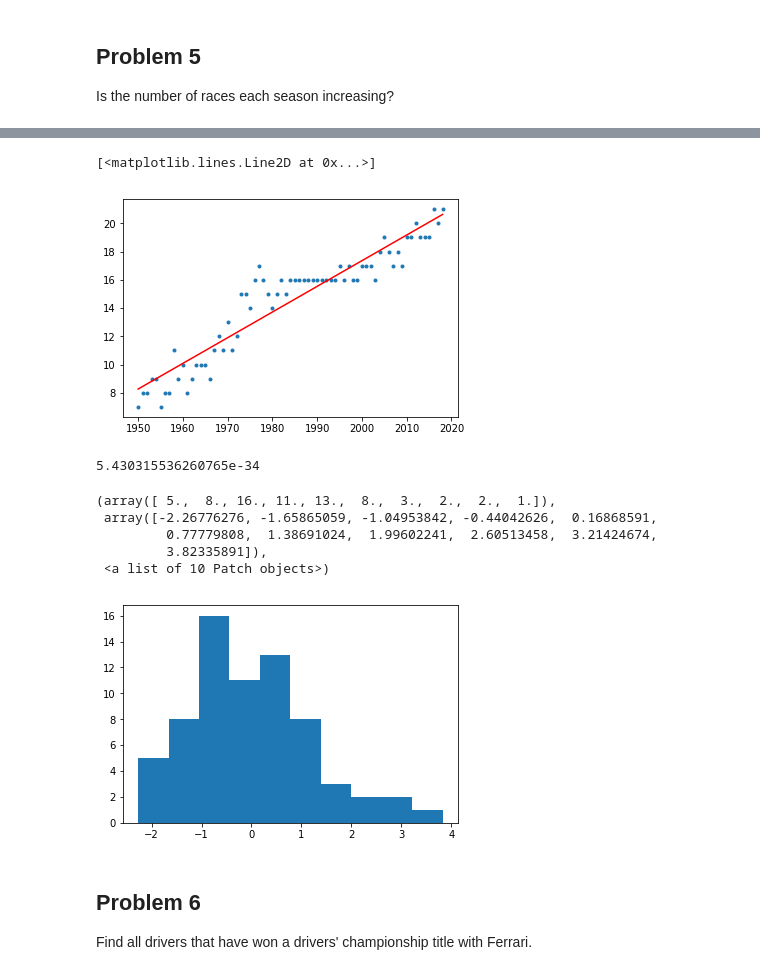
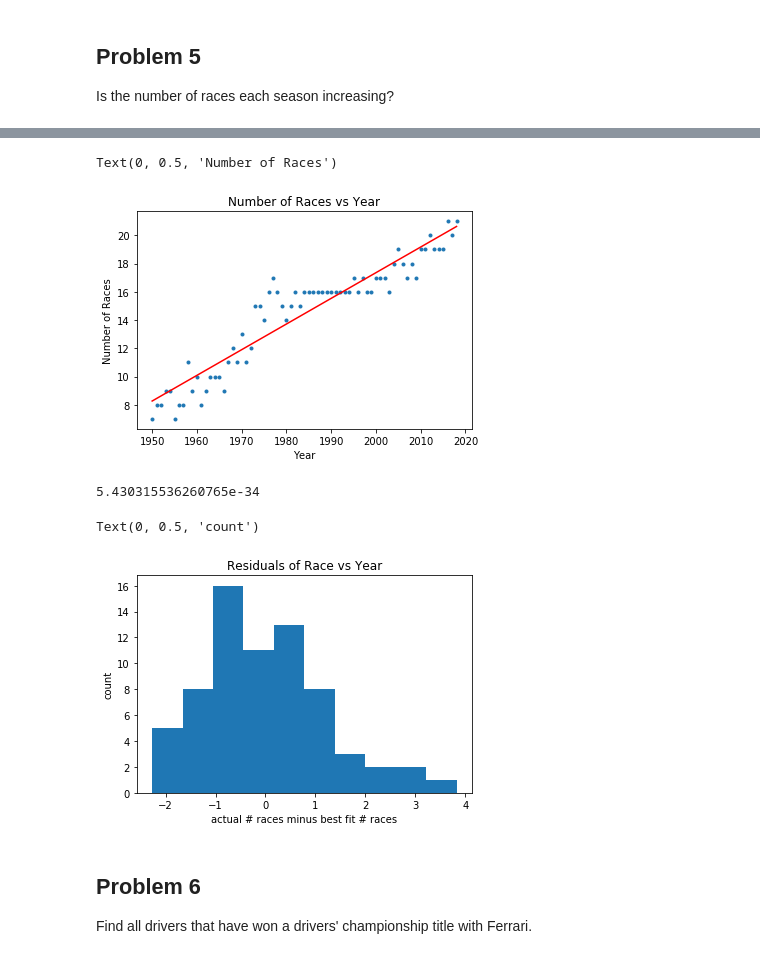
Before and after one commit to jla524/f1-analysis, a Jupyter notebook: formula-1-data-analysis.ipynb, the cells around one changed output, grey strips where cells are left out. Drawn from its saved outputs; the diff is of its cells as text; code cells hidden in the pictures.

```diff
--- a/formula-1-data-analysis.ipynb
+++ b/formula-1-data-analysis.ipynb
@@ -259,10 +268,14 @@ df['fit'] = fit.slope * df['year'] + fit.intercept
 # %%
 # Take a look at the results, is the slope increasing?
 # We can find out by performing a hypothesis test
+
 plt.plot(df['year'], df['raceId'], '.')
 plt.plot(df['year'], df['fit'], 'r-')
+plt.title('Number of Races vs Year')
+plt.xlabel('Year')
+plt.ylabel('Number of Races')
 # %% [output]
-[<matplotlib.lines.Line2D at 0x...>]
+Text(0, 0.5, 'Number of Races')
-[figure, old version]
+[figure, new version]
 # %%
 # Chances of the slope being zero is...
@@ -272,14 +286,14 @@ fit.pvalue
 # %%
 # Plot a histogram of the residuals
 # Does this look reasonably normal?
+
 plt.hist(df['raceId'] - df['fit'])
+plt.title('Residuals of Race vs Year')
+plt.xlabel('actual # races minus best fit # races')
+plt.ylabel('count')
 # %% [output]
-(array([ 5.,  8., 16., 11., 13.,  8.,  3.,  2.,  2.,  1.]),
- array([-2.26776276, -1.65865059, -1.04953842, -0.44042626,  0.16868591,
-         0.77779808,  1.38691024,  1.99602241,  2.60513458,  3.21424674,
-         3.82335891]),
- <a list of 10 Patch objects>)
+Text(0, 0.5, 'count')
-[figure, old version]
+[figure, new version]
 # %% [markdown]
 ## Problem 6
 Find all drivers that have won a drivers' championship title with Ferrari.
```
Also changed, not shown: parts of 11 cells of this notebook.
